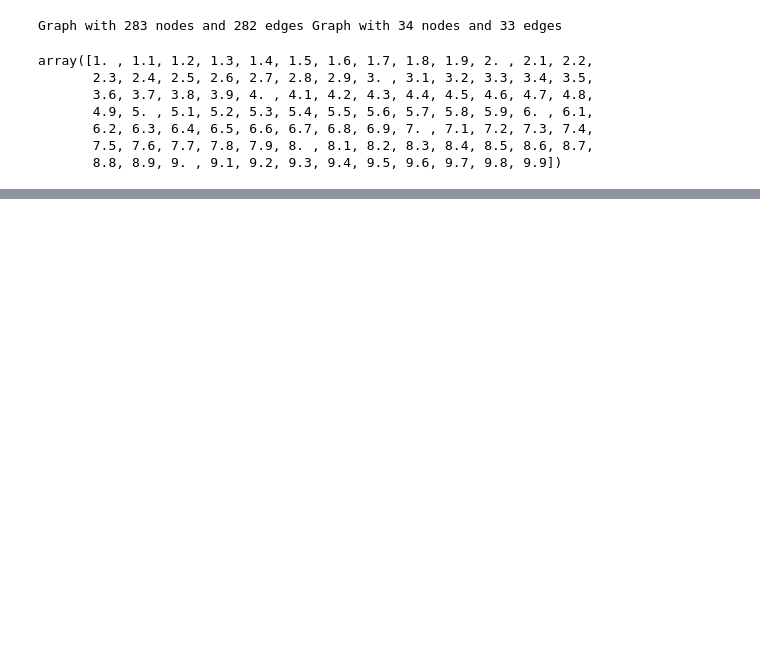
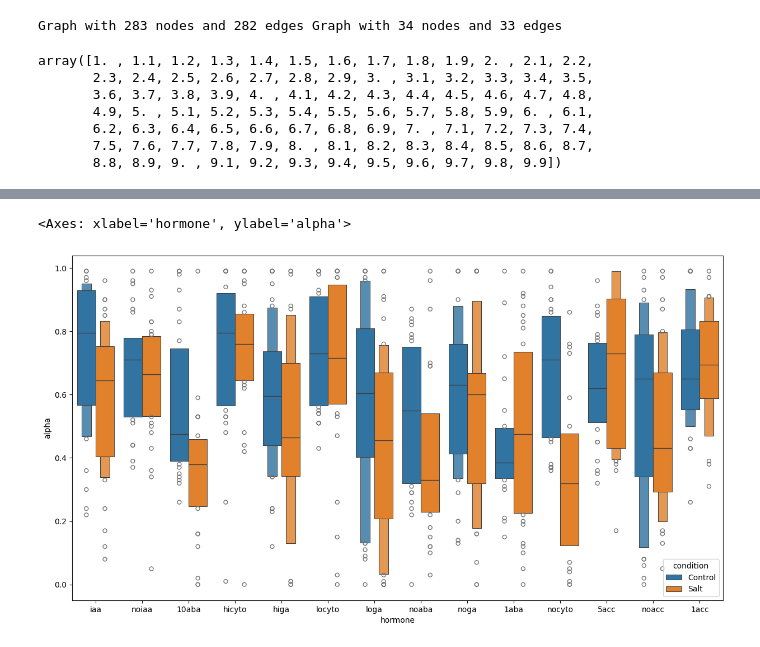
Before and after one commit to arjunc12/Plant-Architecture, a Jupyter notebook: point_similarity.ipynb, the cells around one changed output, grey strips where cells are left out. Saved outputs shown, nothing was run; the diff lists cells and outputs as text; code cells hidden in the pictures; blank space fills up the shorter version.

```diff
--- a/point_similarity.ipynb
+++ b/point_similarity.ipynb
@@ -585,0 +652,6 @@ array([1. , 1.1, 1.2, 1.3, 1.4, 1.5, 1.6, 1.7, 1.8, 1.9, 2. , 2.1, 2.2,
+# %%
+pylab.figure(figsize=(15,8))
+sns.boxenplot(x='hormone', y='alpha', hue='condition', data=arbor_stats_df, hue_order=['Control', 'Salt'])
+# %% [output]
+<Axes: xlabel='hormone', ylabel='alpha'>
+[figure, added]
```
Also changed, not shown: parts of 17 cells of this notebook, 3 other files.
